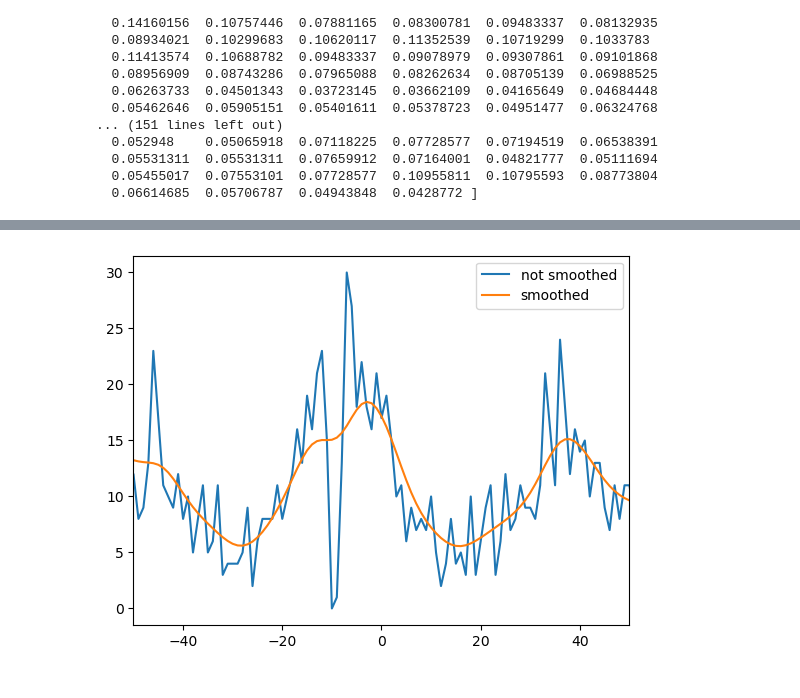
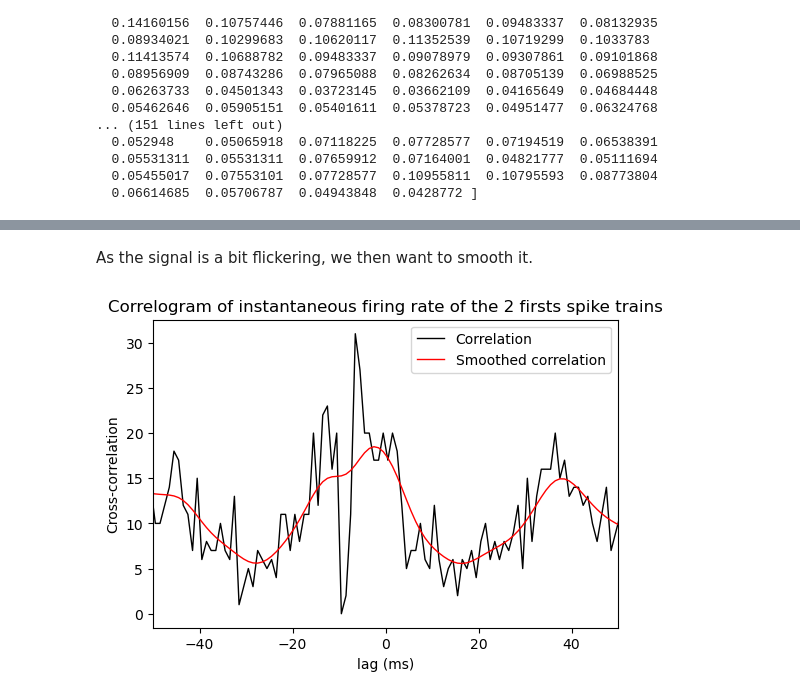
Before and after one commit to nicolas-bsrt/parkinson_project, a Jupyter notebook: project.ipynb, the cells around one changed output, grey strips where cells are left out. Cells and saved outputs as stored; diff of their text form; code cells hidden in the pictures.

```diff
--- a/project.ipynb
+++ b/project.ipynb
@@ -232,11 +285,19 @@ IFR3 = np.histogram(ST3['times'][0], bins=100000)[0]
 # %%
 # Plot the cross-correlogram of instantaneous firing rate (IFR) of spike train 1 and IFR of spike train 2 for delays from -250ms to +250ms
-cross_corr_12 = scipy.signal.correlate(IFR1, IFR2)
-cross_corr_lag_vector = np.linspace(-99999, 99999, len(cross_corr_12))
-plt.figure(figsize=(12,6))
-plt.plot(cross_corr_lag_vector, cross_corr_12)
+
+# Cross-correlation of the two first instantaneous firing rate
+cross_corr_12 = signal.correlate(inst_fire_rate_1, inst_fire_rate_2)
+
+# In order to plot the resulting cross-correlogram with a proper x-axis, we will need to compute the time series
+correlogram_length = len(cross_corr_12)
+cross_corr_lag_vector = np.linspace(-correlogram_length/2+1, correlogram_length/2, correlogram_length)
+
+# Plot the cross-correlogram
+plt.figure(figsize=(16,4))
+plt.plot(cross_corr_lag_vector, cross_corr_12, color='k', linewidth=1, label='Correlation')
 plt.xlim(-250, 250)
+plt.xlabel('lag (ms)')
+plt.ylabel('Cross-correlation')
+plt.title('Correlogram of instantaneous firing rate of the 2 firsts spike trains')
 plt.show()
-
-# TODO: ajouter titre des graphs et des axes
 # %% [output]
@@ -244,19 +305,26 @@ plt.show()
+# %% [markdown]
+As the signal is a bit flickering, we then want to smooth it.
 # %%
 # Smooth the crosscorrelogram of instantaneous firing rate (IFR) of spike train 1 and IFR of spike train 2
 # and plot for delays from -50ms to +50ms
 
-# Je reprend la methode qu'on a vu la dernière fois, cependant je ne suis pas sur que ce soit le meilleur moyen de smooth le signal
-window = np.arange(-10,10,0.1)          # Actual window over which to compute the Gaussian
-gaussian = np.exp(-(window/0.5)**2)     # Gaussian function over window and standard deviation sigma
-# Smoothed signal:
+# In order to smooth the signal we will convolve a Gaussian over our signal
+# First, we compute the time window over which to build the Gaussian
+window = np.arange(-10,10,0.1)
+# Then, compute the gaussian it-self
+gaussian = np.exp(-(window/0.5)**2)
+# Lastly, smooth the signal with a convolution:
 smooth_cross_corr_12 = np.convolve(cross_corr_12, gaussian, mode="same") / np.sum(gaussian)
 
-plt.plot(cross_corr_lag_vector, cross_corr_12, label='not smoothed')
-plt.plot(cross_corr_lag_vector, smooth_cross_corr_12, label='smoothed')
+# Plot the resulting smoothed signal
+plt.figure(figsize=(6,4))
+plt.plot(cross_corr_lag_vector, cross_corr_12, label='Correlation', color='k', linewidth=1)
+plt.plot(cross_corr_lag_vector, smooth_cross_corr_12, label='Smoothed correlation', color='r', linewidth=1)
 plt.xlim(-50,50)
+plt.xlabel('lag (ms)')
+plt.ylabel('Cross-correlation')
+plt.title('Correlogram of instantaneous firing rate of the 2 firsts spike trains')
 plt.legend()
 plt.show()
-
-# TODO: ajouter titre des graphs et des axes
 # %% [output]
-[figure, old version]
+[figure, new version]
```
Also changed, not shown: parts of 51 cells of this notebook.
